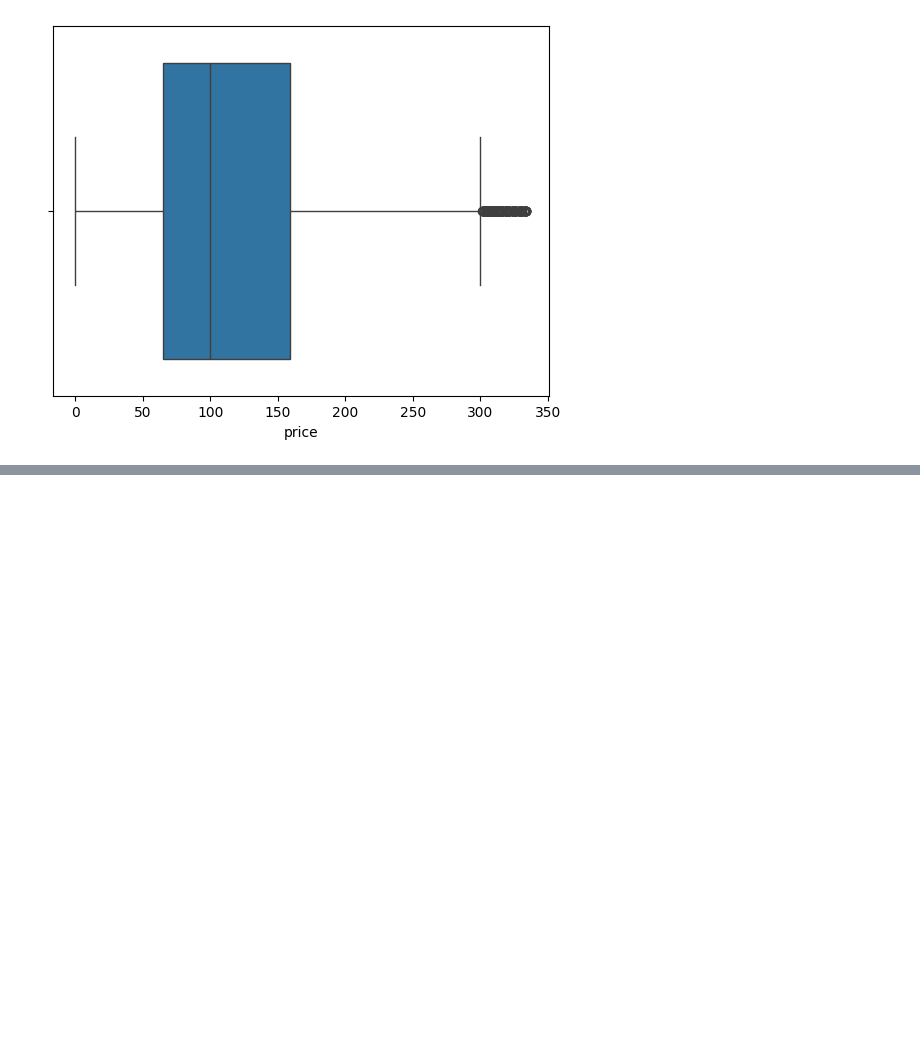
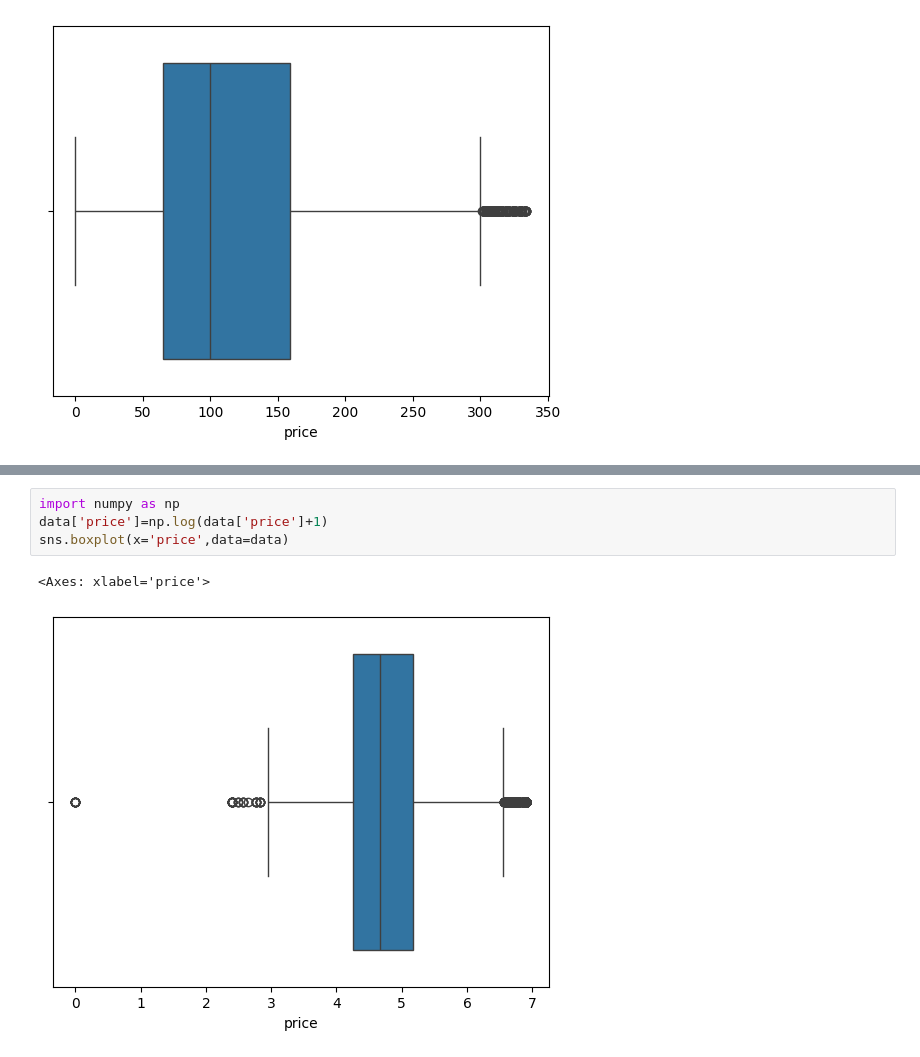
Before and after one commit to diyajojo/ds-ml-basics, a Jupyter notebook: airbnb_data_cleaning.ipynb, the cells around one changed output, grey strips where cells are left out. Saved outputs shown, nothing was run; the diff lists cells and outputs as text; blank space fills up the shorter version.

```diff
--- a/airbnb_data_cleaning.ipynb
+++ b/airbnb_data_cleaning.ipynb
@@ -78,0 +104,7 @@ sns.boxplot(x='price',data=cleaned_data)
+# %%
+import numpy as np
+data['price']=np.log(data['price']+1)
+sns.boxplot(x='price',data=data)
+# %% [output]
+<Axes: xlabel='price'>
+[figure, added]
```
Also changed, not shown: parts of 5 cells of this notebook.
